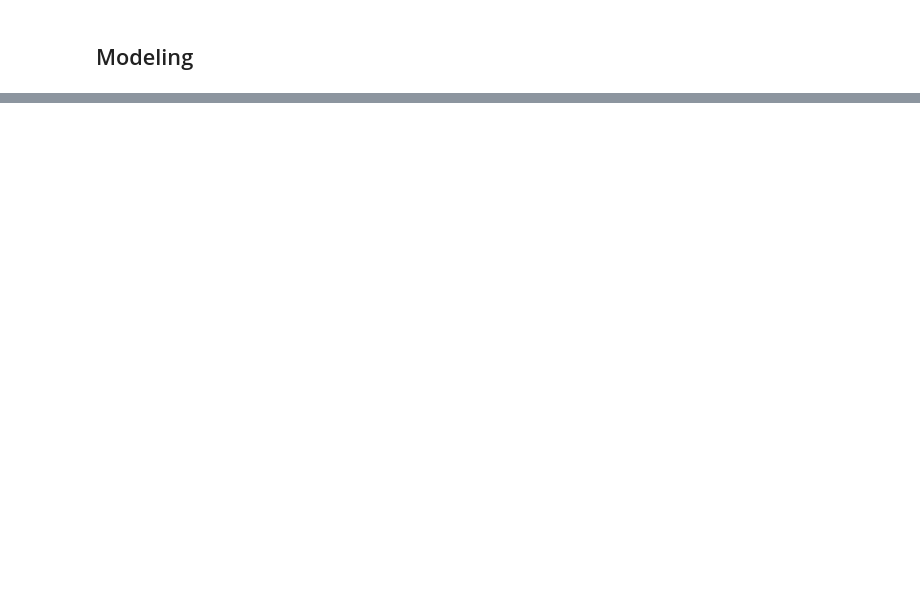
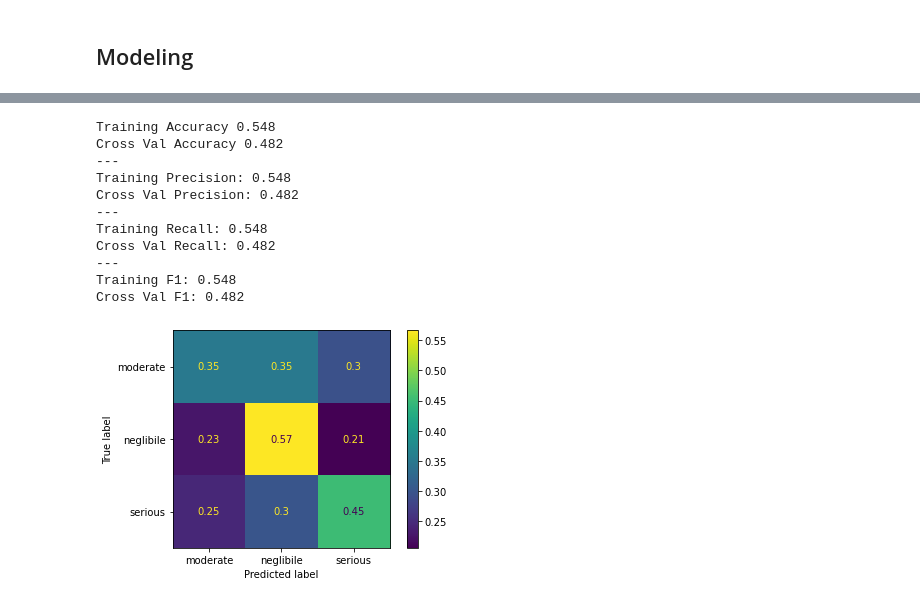
Before and after one commit to robertharrow/detecting-severe-flight-delays, a Jupyter notebook: notebook.ipynb, the cells around one changed output, grey strips where cells are left out. Saved outputs shown, nothing was run; the diff lists cells and outputs as text; code cells hidden in the pictures; blank space fills up the shorter version.

```diff
--- a/notebook.ipynb
+++ b/notebook.ipynb
@@ -1554,0 +1230,8 @@ visualize_training_results(model_6_hist)
+# %%
+lr_pipe = Pipeline(steps=[
+    ('lr', LogisticRegression(class_weight=class_weights_dict, random_state=123))
+])
+
+lr_pipe.fit(preprocessed_data, y_train)
+
+model_performance(lr_pipe, preprocessed_val_data, y_valid)
@@ -1554,0 +1268,21 @@ visualize_training_results(model_6_hist)
+# %%
+lr_pipe2 = Pipeline(steps=[
+    ('lr', LogisticRegression(class_weight='balanced', max_iter = 1000, solver = 'saga', random_state=123))
+])
+
+lr_pipe2.fit(preprocessed_data, y_train)
+
+model_performance(lr_pipe2, preprocessed_val_data, y_valid)
+# %% [output]
+Training Accuracy 0.548
+Cross Val Accuracy 0.482
+---
+Training Precision: 0.548
+Cross Val Precision: 0.482
+---
+Training Recall: 0.548
+Cross Val Recall: 0.482
+---
+Training F1: 0.548
+Cross Val F1: 0.482
+[figure, added]
```
Also changed, not shown: parts of 114 cells of this notebook, 4 other files.
